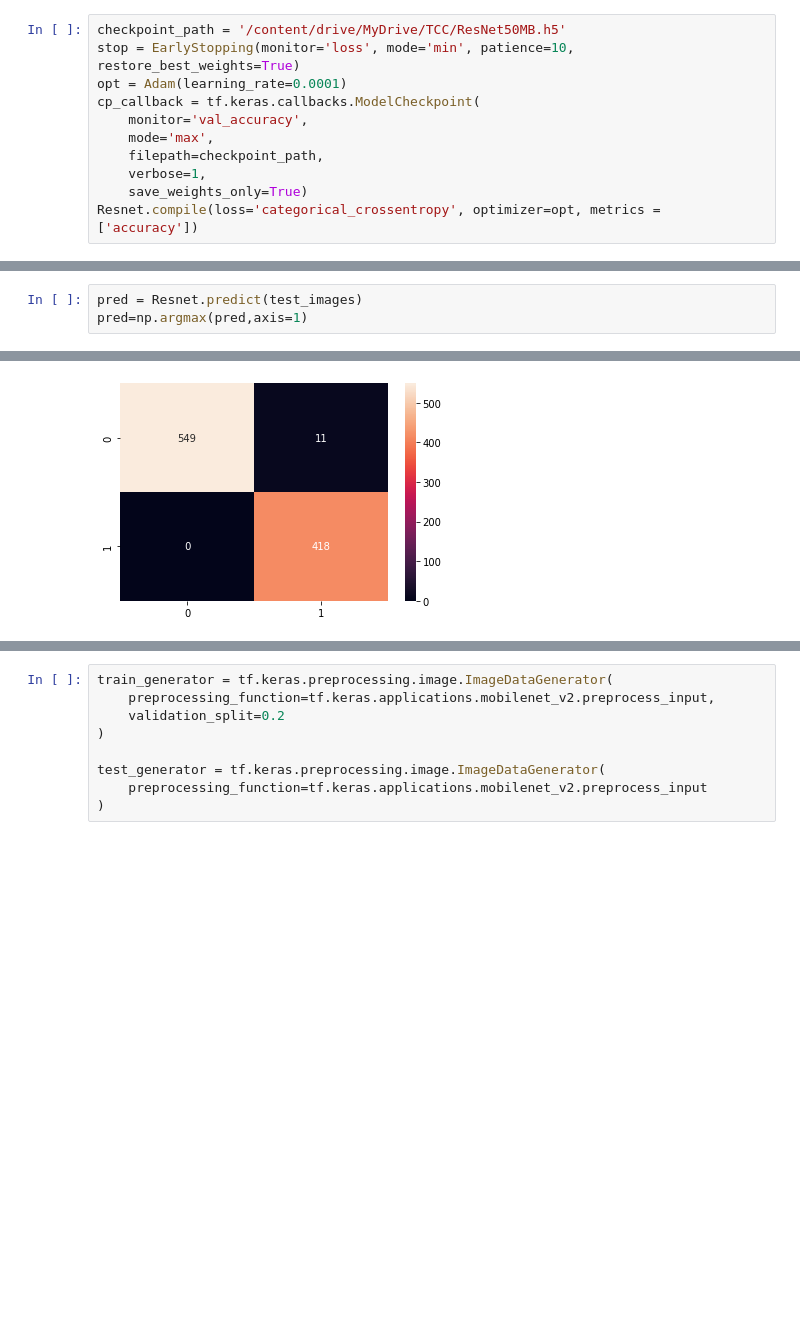
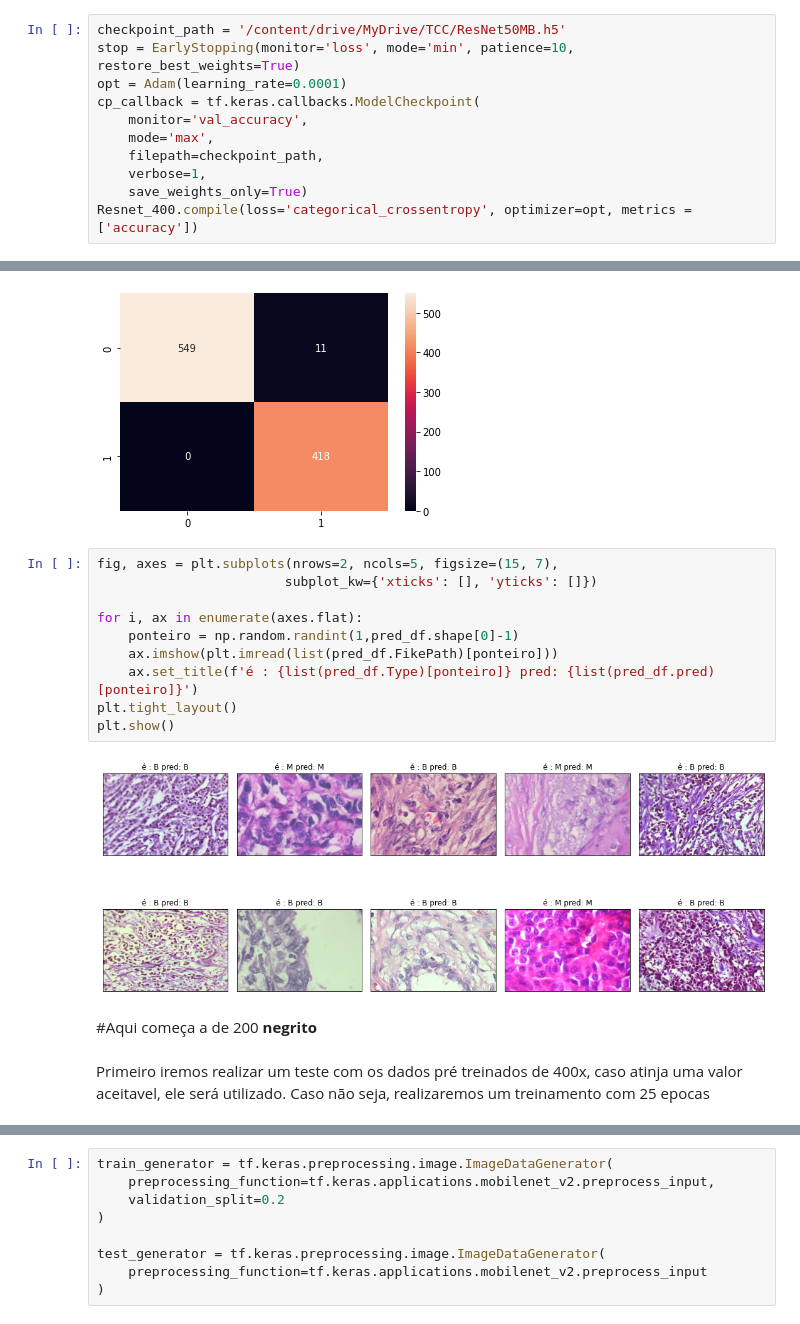
Before and after one commit to RodrigoOBC/TCC-CienciaDados, a Jupyter notebook: Resnet_TCC_MB.ipynb, the cells around one changed output, grey strips where cells are left out. Saved outputs shown, nothing was run; the diff lists cells and outputs as text; blank space fills up the shorter version.

```diff
--- a/Resnet_TCC_MB.ipynb
+++ b/Resnet_TCC_MB.ipynb
@@ -265,5 +266,5 @@ cp_callback = tf.keras.callbacks.ModelCheckpoint(
     filepath=checkpoint_path,
     verbose=1,
     save_weights_only=True)
-Resnet.compile(loss='categorical_crossentropy', optimizer=opt, metrics = ['accuracy'])
+Resnet_400.compile(loss='categorical_crossentropy', optimizer=opt, metrics = ['accuracy'])
 # %%
@@ -275,4 +276 @@ run fit generator
-# %%
-pred = Resnet.predict(test_images)
-pred=np.argmax(pred,axis=1)
 # %%
@@ -288,6 +286,23 @@ sns.heatmap(confusion_matrix(pred_df['Type'],pred_df['pred']), annot=True, fmt='
 # %% [output]
 Accuracy Score: 0.9887525562372188
 [figure]
+# %%
+fig, axes = plt.subplots(nrows=2, ncols=5, figsize=(15, 7),
+                        subplot_kw={'xticks': [], 'yticks': []})
+
+for i, ax in enumerate(axes.flat):
+    ponteiro = np.random.randint(1,pred_df.shape[0]-1)
+    ax.imshow(plt.imread(list(pred_df.FikePath)[ponteiro]))
+    ax.set_title(f'é : {list(pred_df.Type)[ponteiro]} pred: {list(pred_df.pred)[ponteiro]}')
+plt.tight_layout()
+plt.show()
+# %% [output]
+[figure, added]
+# %% [markdown]
+#Aqui começa a de 200
+**negrito**
+# %% [markdown]
+Primeiro iremos realizar um teste com os dados pré treinados de 400x, caso atinja uma valor aceitavel, ele será utilizado. Caso não seja, realizaremos um treinamento com 25 epocas
 # %%
 Resnet200 = build_model()
 checkpoint_path = r'/content/drive/MyDrive/TCC/ResNet50MB.h5'
```
Also changed, not shown: parts of 36 cells of this notebook.
